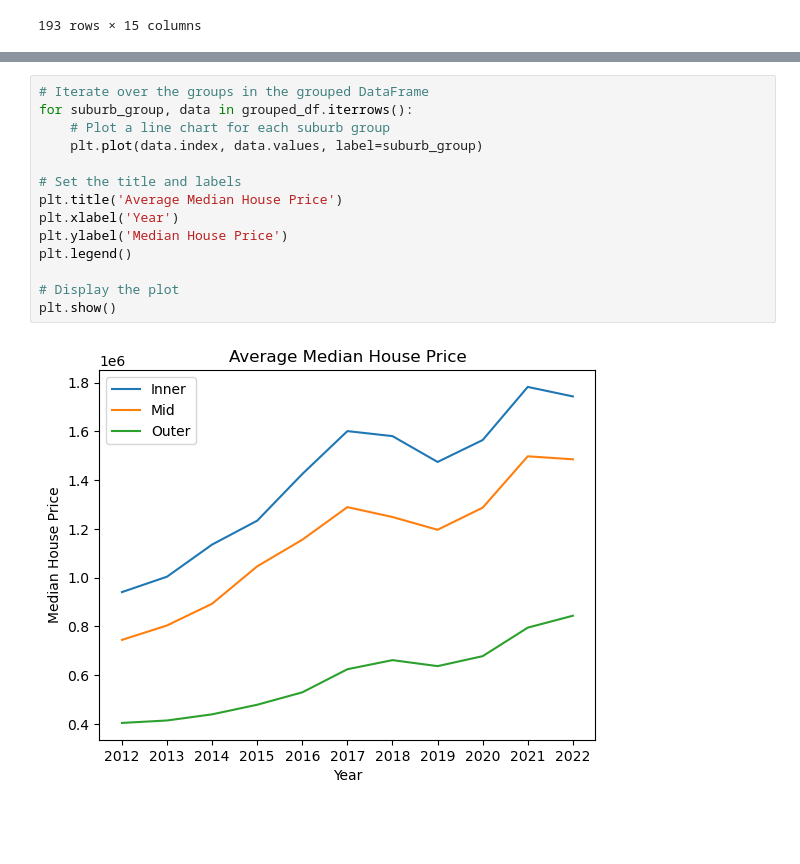
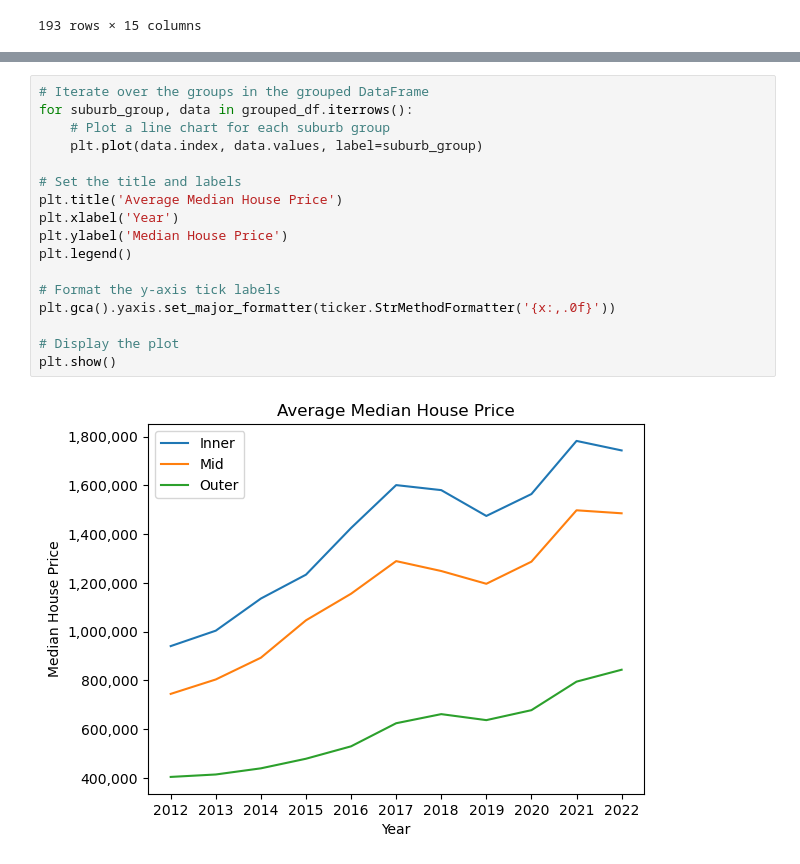
Before and after one commit to Kakhai1/bootcamp_project, a Jupyter notebook: Analysis_House_Data_KT.ipynb, the cells around one changed output, grey strips where cells are left out. Cells and saved outputs as stored; diff of their text form; blank space fills up the shorter version.

```diff
--- a/Analysis_House_Data_KT.ipynb
+++ b/Analysis_House_Data_KT.ipynb
@@ -49,16 +49,19 @@ grouped_df
 # %%
 # Iterate over the groups in the grouped DataFrame
 for suburb_group, data in grouped_df.iterrows():
     # Plot a line chart for each suburb group
     plt.plot(data.index, data.values, label=suburb_group)
 
 # Set the title and labels
 plt.title('Average Median House Price')
 plt.xlabel('Year')
 plt.ylabel('Median House Price')
 plt.legend()
 
+# Format the y-axis tick labels
+plt.gca().yaxis.set_major_formatter(ticker.StrMethodFormatter('{x:,.0f}'))
+
 # Display the plot
 plt.show()
 # %% [output]
-[figure, old version]
+[figure, new version]
```
Also changed, not shown: parts of 1 cell of this notebook.
